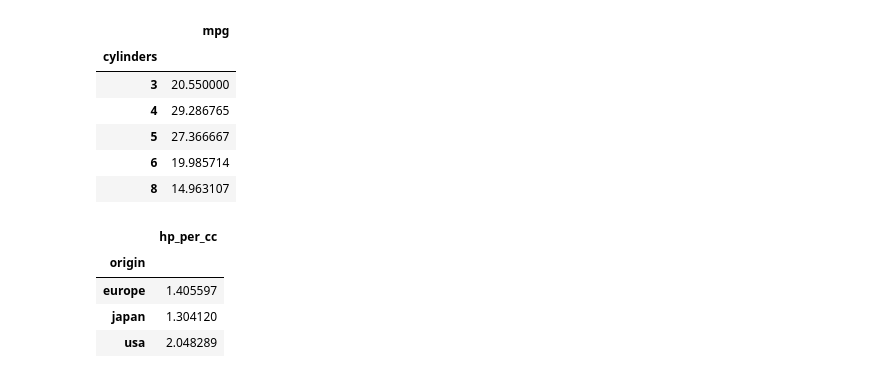
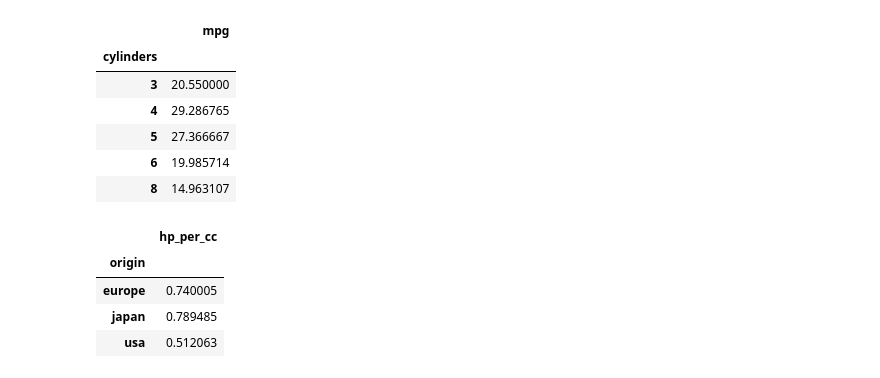
Before and after one commit to leele91/Data-Analysis-2020, a Jupyter notebook: 03.pandas/00_1_심화문제.ipynb, the cells around one changed output. Cells and saved outputs as stored; diff of their text form; code cells hidden in the pictures.

```diff
--- a/03.pandas/00_1_심화문제.ipynb
+++ b/03.pandas/00_1_심화문제.ipynb
@@ -242,6 +507,6 @@ mpg.head()
 # %%
-#3-a
-mpg['hp_per_cc'] = mpg.displacement / mpg.horsepower
+#3-a 배기량(displacement) 대비 마력(horsepower) 열(hp_per_cc)을 추가하시오.
+mpg['hp_per_cc'] =  mpg.horsepower / mpg.displacement
 mpg.head()
 # %% [output]
 |  | mpg | cylinders | displacement | horsepower | weight | acceleration | model_year | origin | name | ... |
@@ -267,6 +532,7 @@ mpg
 | 397 | 31.0 | 4 | 119.0 | 82.0 | 2720 | 19.4 | 82 | usa | chevy s-10 | ... |
 398 rows × 10 columns
 # %%
+# 3-b  name으로부터 manufacturer(제조사)와 모델을 추출하여 새로운 열 manufacturer와 model을 추가하고, name 열은 삭제하시오
 a = mpg['name'].str.split(' ')
 manufacturer = a.str[0]
 modela = a.str[1]
@@ -274,7 +540,7 @@ modelb = a.str[2]
 model = modela+modelb
 
 mpg['manufacturer'] = manufacturer
-mpg['model'] = model
+mpg['model'] = model.fillna('')
 mpg
 # %% [output]
 |  | mpg | cylinders | displacement | horsepower | weight | acceleration | model_year | origin | name | ... |
@@ -319,11 +608,11 @@ mpg.groupby(['cylinders'])[['mpg']].mean()
 | 6 | 19.985714 |
 | 8 | 14.963107 |
 # %%
-#3-d
-mpg.groupby(['origin'])[['hp_per_cc']].mean()
+# 강사님
+mpg[['origin','hp_per_cc']].groupby('origin').mean()
 # %% [output]
 |  | hp_per_cc |
 | origin |  |
-| europe | 1.405597 |
-| japan | 1.304120 |
-| usa | 2.048289 |
+| europe | 0.740005 |
+| japan | 0.789485 |
+| usa | 0.512063 |
```
Also changed, not shown: parts of 69 cells of this notebook, 1 other file.
